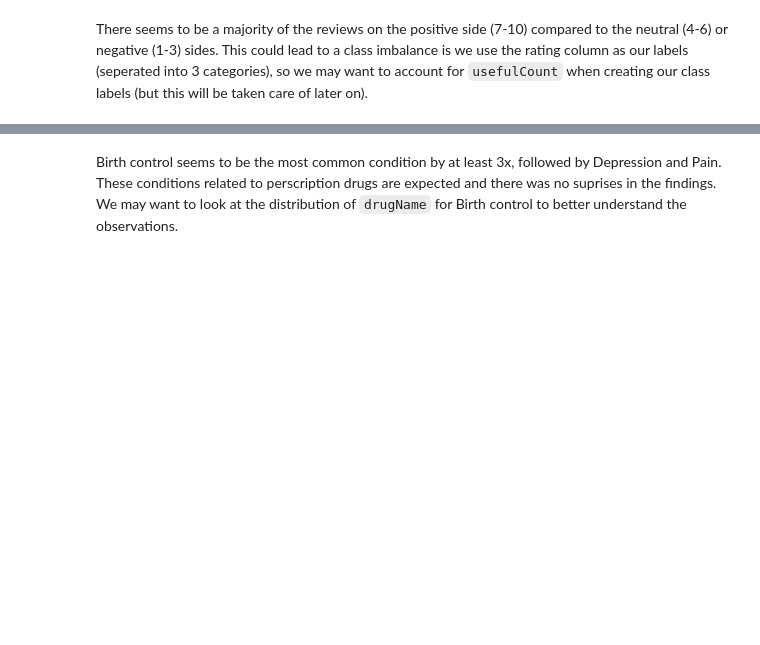
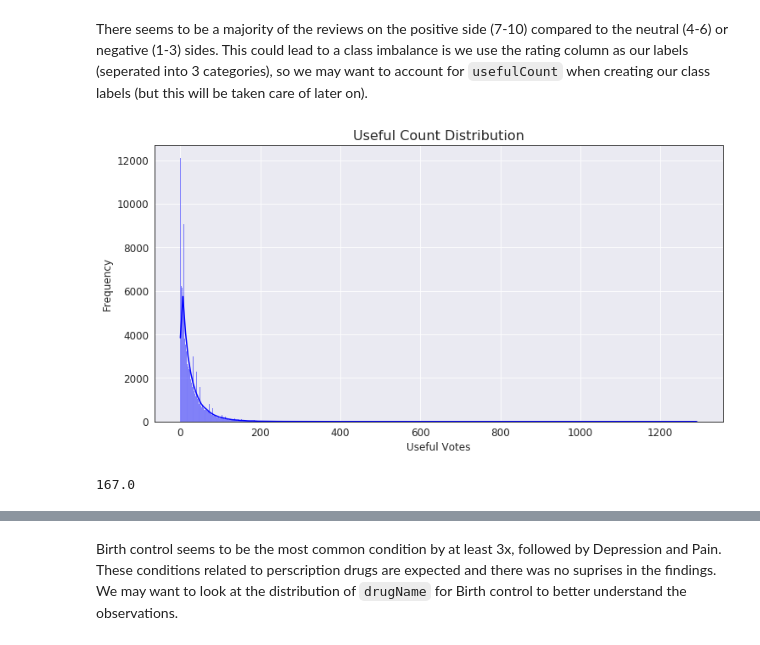
Before and after one commit to dhelms1/drug_data_analysis, a Jupyter notebook: DataExploration.ipynb, the cells around one changed output, grey strips where cells are left out. Saved outputs shown, nothing was run; the diff lists cells and outputs as text; code cells hidden in the pictures; blank space fills up the shorter version.

```diff
--- a/DataExploration.ipynb
+++ b/DataExploration.ipynb
@@ -156,2 +167,15 @@ plt.show();
 # %% [markdown]
 There seems to be a majority of the reviews on the positive side (7-10) compared to the neutral (4-6) or negative (1-3) sides. This could lead to a class imbalance is we use the rating column as our labels (seperated into 3 categories), so we may want to account for `usefulCount` when creating our class labels (but this will be taken care of later on).
+# %%
+plt.figure(figsize=(12,6))
+sns.histplot(x='usefulCount', data=train, kde=True, color='blue')
+plt.xlabel('Useful Votes')
+plt.ylabel('Frequency')
+plt.title('Useful Count Distribution')
+plt.show();
+# %% [output]
+[figure, added]
+# %%
+np.percentile(train.usefulCount, 99) # 99% of the data is below 167 votes
+# %% [output]
+167.0
```
Also changed, not shown: parts of 18 cells of this notebook.
